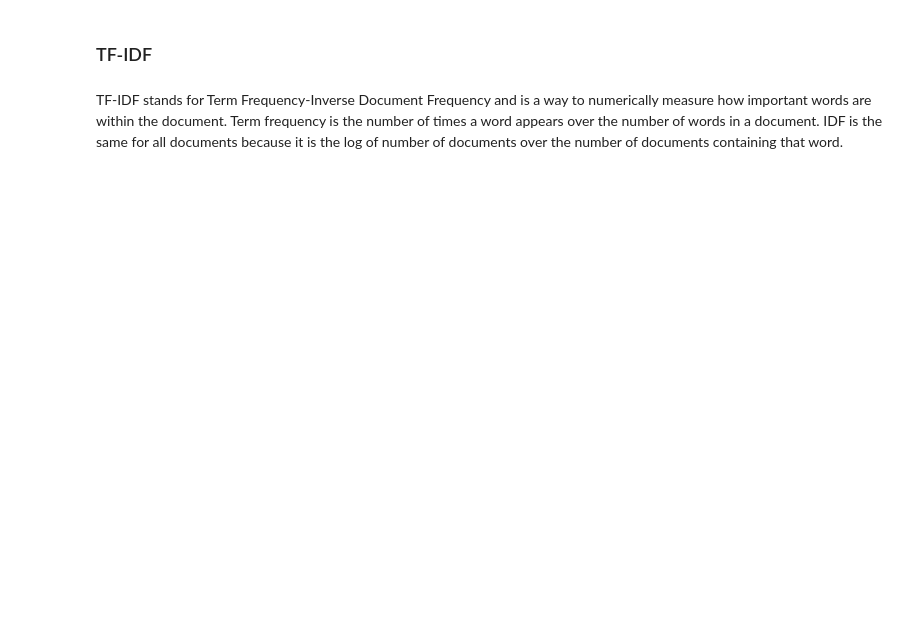
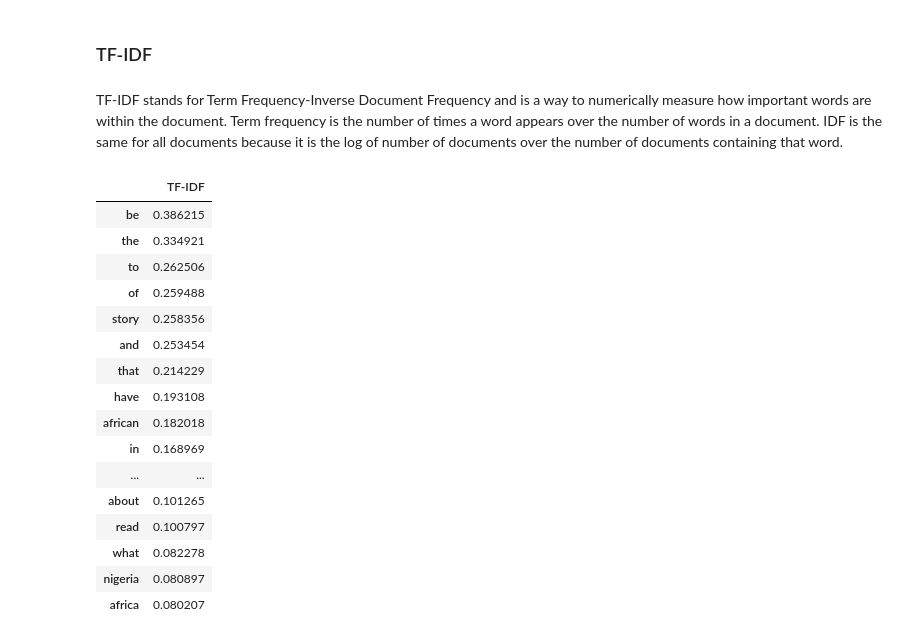
Before and after one commit to deltalite/Communication-Style-Analysis-Using-NLP, a Jupyter notebook: 1_preprocessing.ipynb, the cells around one changed output. Saved outputs shown, nothing was run; the diff lists cells and outputs as text; code cells hidden in the pictures; blank space fills up the shorter version.

Commit message:
tf-idf, saving data for bow analysis

```diff
--- a/1_preprocessing.ipynb
+++ b/1_preprocessing.ipynb
@@ -394,3 +423,34 @@ lemma_df
 ### TF-IDF
 # %% [markdown]
 TF-IDF stands for Term Frequency-Inverse Document Frequency and is a way to numerically measure how important words are within the document. Term frequency is the number of times a word appears over the number of words in a document. IDF is the same for all documents because it is the log of number of documents over the number of documents containing that word.
+# %%
+from sklearn.feature_extraction.text import TfidfVectorizer
+
+ti_vectorizer = TfidfVectorizer()
+X = ti_vectorizer.fit_transform(lemma_df['Corpus'])
+# %%
+# index of the row to base tf off of
+i=0
+
+first_doc_df = pd.DataFrame(X[i].T.todense(), index=ti_vectorizer.get_feature_names(), columns=["TF-IDF"])
+first_doc_df = first_doc_df.sort_values('TF-IDF', ascending=False)
+first_doc_df.head(20)
+# first_doc_df.tail(20)
+# %% [output]
+|  | TF-IDF |
+| be | 0.386215 |
+| the | 0.334921 |
+| to | 0.262506 |
+| of | 0.259488 |
+| story | 0.258356 |
+| and | 0.253454 |
+| that | 0.214229 |
+| have | 0.193108 |
+| african | 0.182018 |
+| in | 0.168969 |
+| ... | ... |
+| about | 0.101265 |
+| read | 0.100797 |
+| what | 0.082278 |
+| nigeria | 0.080897 |
+| africa | 0.080207 |
```
Also changed, not shown: parts of 5 cells of this notebook, 2 other files.
